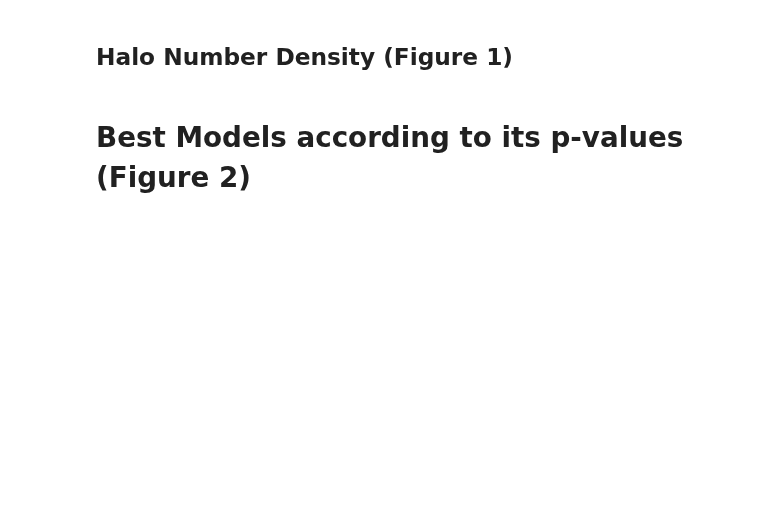
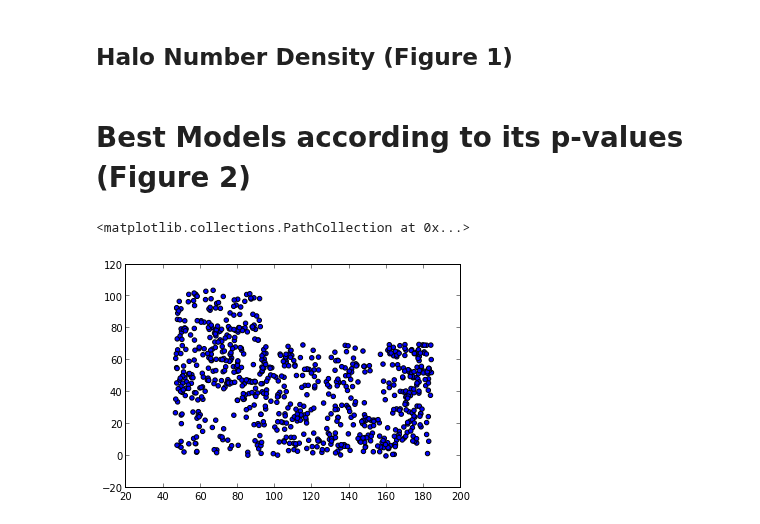
Before and after one commit to forero/CosmicVarianceLAES, a Jupyter notebook: code/paper.ipynb, the cells around one changed output. Saved outputs shown, nothing was run; the diff lists cells and outputs as text; code cells hidden in the pictures; blank space fills up the shorter version.

Commit message:
first step to make plots of spatial distribution in mocks

```diff
--- a/code/paper.ipynb
+++ b/code/paper.ipynb
@@ -468,6 +472,41 @@ def make_figure5(halo_finder, p_threshold=0.05, survey_name='match'):
         line = "%.1f & %.1f & %.1f\\\\"%(min_mass_set[selected[i_good]], max_mass_set[selected[i_good]], f_occ_set[selected[i_good]])
         print line
     return 0
+# %%
+def select_spatial_data(dm_data_path, min_mass, max_mass, f_occ, box_x_id, box_y_id, box_z_id):
+    mass_data = empty((0))
+    x_data = empty((0))
+    y_data = empty((0))
+    z_data = empty((0))
+
+    for (i,j,k) in zip(box_x_id, box_y_id, box_z_id):
+        filename = 'halos_bolshoi_%d-%d-%d.csv'%(i, j, k)
+        model_data = loadtxt(dm_data_path + filename, skiprows=12, delimiter=",")
+        x_data = append(x_data, model_data[:,0])
+        y_data = append(y_data, model_data[:,1])
+        z_data = append(z_data, model_data[:,2])
+        mass_data = append(mass_data, model_data[:,4])
+    n_points = size(x_data)
+    occupy = random.rand(n_points)
+    selected = where((mass_data>min_mass) & (mass_data<max_mass) & (occupy<f_occ))
+    x_data = x_data[selected]
+    y_data = y_data[selected]
+    z_data = z_data[selected]
+    mass_data = mass_data[selected]
+    return (x_data, y_data, z_data, mass_data)
+# %%
+box_x_id = array([1,2,3,1,2,3,1])
+box_y_id = array([0,0,0,1,1,1,2])
+box_z_id = array([1,1,1,1,1,1,1])
+min_mass = 11.1
+max_mass = 11.2
+f_occ = 0.7
+x_pos, y_pos, z_pos, mass = select_spatial_data(dm_data_path, min_mass, max_mass, f_occ, box_x_id, box_y_id, box_z_id)
+
+scatter(x_pos, y_pos)
+# %% [output]
+<matplotlib.collections.PathCollection at 0x...>
+[figure, added]
 # %%
 Figure1 = False
 Figure2 = False
```
Also changed, not shown: parts of 2 cells of this notebook.
